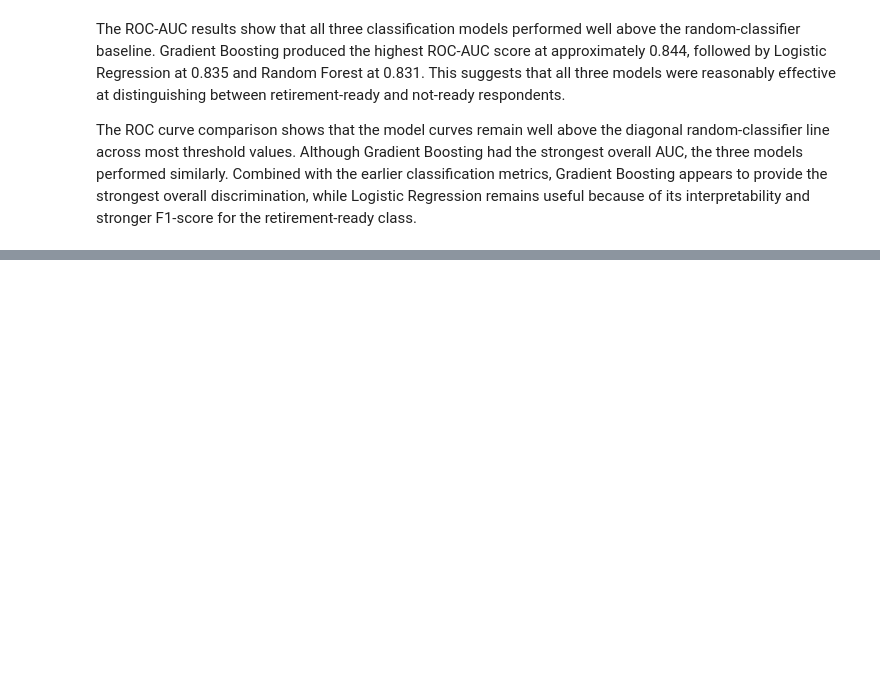
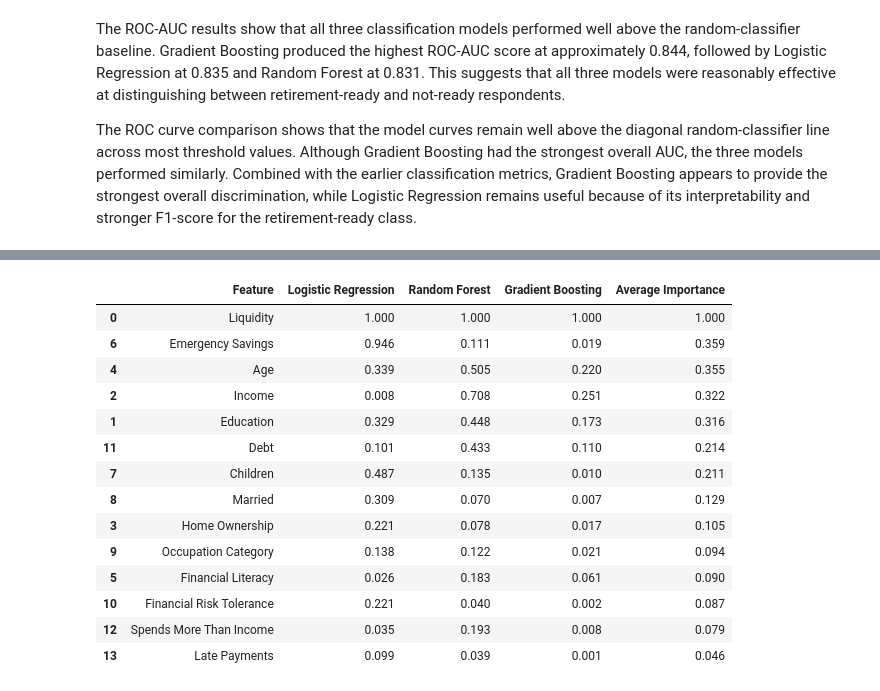
Before and after one commit to jsween/CapstoneProject, a Jupyter notebook: notebooks/04_ML_Models.ipynb, the cells around one changed output, grey strips where cells are left out. Drawn from its saved outputs; the diff is of its cells as text; code cells hidden in the pictures; blank space fills up the shorter version.

```diff
--- a/notebooks/04_ML_Models.ipynb
+++ b/notebooks/04_ML_Models.ipynb
@@ -1011,0 +1058,66 @@ The ROC curve comparison shows that the model curves remain well above the diago
+# %%
+feature_name_map = {
+    "LOG_LIQ": "Liquidity",
+    "EDUC": "Education",
+    "LOG_INCOME": "Income",
+    "HHOUSES": "Home Ownership",
+    "AGE": "Age",
+    "FINLIT": "Financial Literacy",
+    "EMERGSAV": "Emergency Savings",
+    "KIDS": "Children",
+    "MARRIED": "Married",
+    "OCCAT1": "Occupation Category",
+    "YESFINRISK": "Financial Risk Tolerance",
+    "LOG_DEBT": "Debt",
+    "SPENDMOR": "Spends More Than Income",
+    "LATE": "Late Payments"
+}
+
+features = X_train_cls.columns
+
+# Logistic Regression importance: absolute coefficient values
+lr_importance = np.abs(np.ravel(lr.coef_))
+
+# Random Forest and Gradient Boosting importance
+rf_importance = rf_clf.feature_importances_
+gb_importance = gb_clf.feature_importances_
+
+importance_df = pd.DataFrame({
+    "Feature": features,
+    "Logistic Regression": lr_importance,
+    "Random Forest": rf_importance,
+    "Gradient Boosting": gb_importance
+})
+
+# Rename features
+importance_df["Feature"] = importance_df["Feature"].replace(feature_name_map)
+
+# Normalize each model's importance so they are comparable on a 0–1 scale
+for col in ["Logistic Regression", "Random Forest", "Gradient Boosting"]:
+    importance_df[col] = importance_df[col] / importance_df[col].max()
+
+# Optional: create average importance across all three models
+importance_df["Average Importance"] = importance_df[
+    ["Logistic Regression", "Random Forest", "Gradient Boosting"]
+].mean(axis=1)
+
+# Sort by average importance
+importance_df = importance_df.sort_values("Average Importance", ascending=False)
+
+importance_df.round(3)
+# %% [output]
+|  | Feature | Logistic Regression | Random Forest | Gradient Boosting | Average Importance |
+| 0 | Liquidity | 1.000 | 1.000 | 1.000 | 1.000 |
+| 6 | Emergency Savings | 0.946 | 0.111 | 0.019 | 0.359 |
+| 4 | Age | 0.339 | 0.505 | 0.220 | 0.355 |
+| 2 | Income | 0.008 | 0.708 | 0.251 | 0.322 |
+| 1 | Education | 0.329 | 0.448 | 0.173 | 0.316 |
+| 11 | Debt | 0.101 | 0.433 | 0.110 | 0.214 |
+| 7 | Children | 0.487 | 0.135 | 0.010 | 0.211 |
+| 8 | Married | 0.309 | 0.070 | 0.007 | 0.129 |
+| 3 | Home Ownership | 0.221 | 0.078 | 0.017 | 0.105 |
+| 9 | Occupation Category | 0.138 | 0.122 | 0.021 | 0.094 |
+| 5 | Financial Literacy | 0.026 | 0.183 | 0.061 | 0.090 |
+| 10 | Financial Risk Tolerance | 0.221 | 0.040 | 0.002 | 0.087 |
+| 12 | Spends More Than Income | 0.035 | 0.193 | 0.008 | 0.079 |
+| 13 | Late Payments | 0.099 | 0.039 | 0.001 | 0.046 |
```
Also changed, not shown: parts of 8 cells of this notebook, 2 other files.
